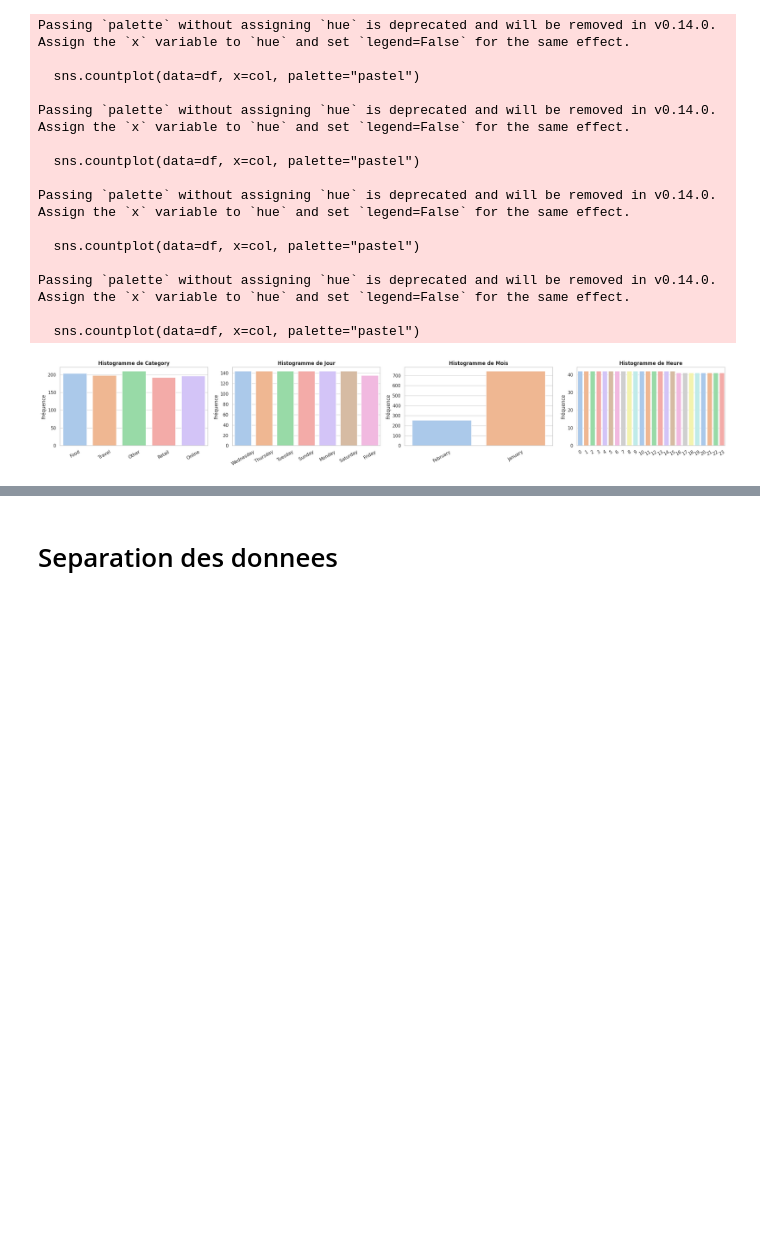
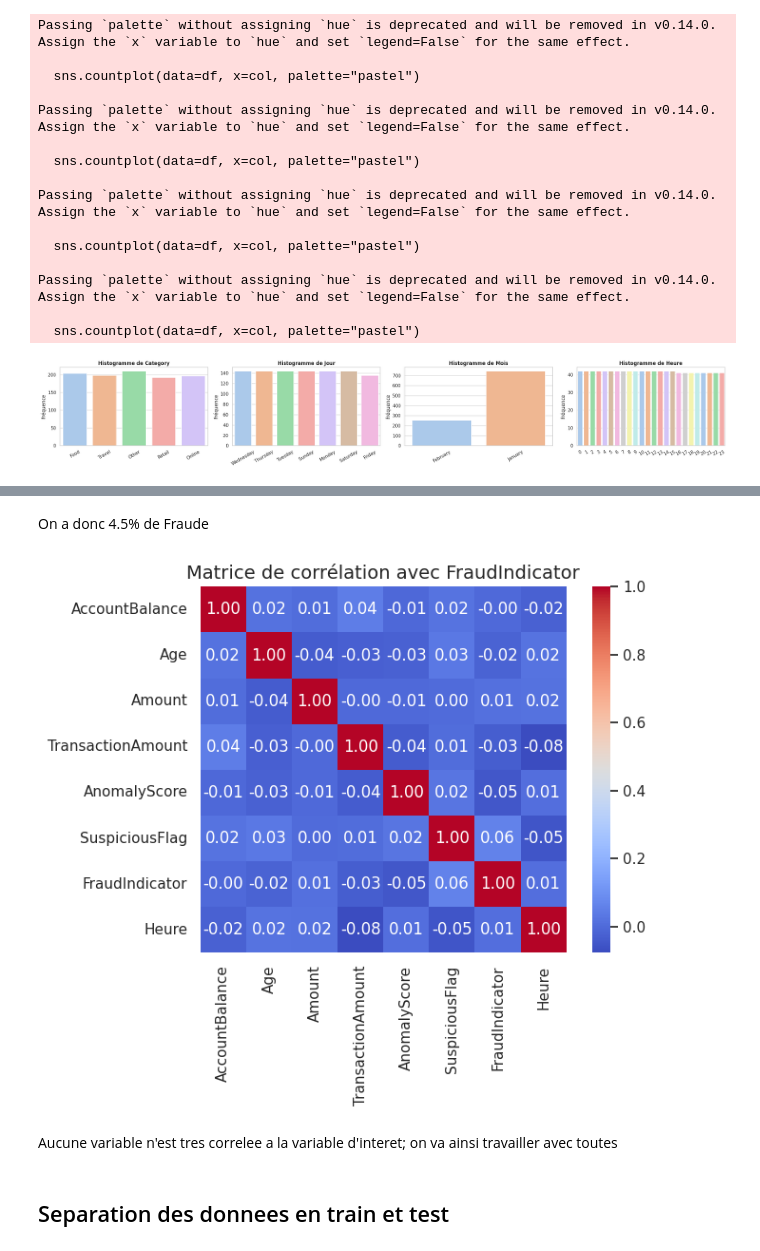
Before and after one commit to LarrySANDJO/PROJET_STATAPP, a Jupyter notebook: Notebooks/Data_Larry.ipynb, the cells around one changed output, grey strips where cells are left out. Saved outputs shown, nothing was run; the diff lists cells and outputs as text; code cells hidden in the pictures; blank space fills up the shorter version.

```diff
--- a/Notebooks/Data_Larry.ipynb
+++ b/Notebooks/Data_Larry.ipynb
@@ -171,3 +198,9 @@ Passing `palette` without assigning `hue` is deprecated and will be removed in v
 
   sns.countplot(data=df, x=col, palette="pastel")
 [figure]
+# %%
+df['match'] = df['SuspiciousFlag'] == df['FraudIndicator']
+
+# Pourcentage de concordance
+concordance = df['match'].mean() * 100
+print(f"Taux de concordance : {concordance:.2f}%")
@@ -174,3 +226,18 @@ Passing `palette` without assigning `hue` is deprecated and will be removed in v
+# %% [markdown]
+On a donc 4.5% de Fraude
+# %%
+numeric_cols = df.select_dtypes(include=[np.number]).columns.tolist()
+
+corr_matrix = df[numeric_cols].corr()
+
+plt.figure(figsize=(7, 5))
+sns.heatmap(corr_matrix, annot=True, cmap='coolwarm', fmt=".2f", square=True)
+plt.title("Matrice de corrélation avec FraudIndicator", fontsize=14)
+plt.show()
+# %% [output]
+[figure, added]
+# %% [markdown]
+Aucune variable n'est tres correlee a la variable d'interet; on va ainsi travailler avec toutes
 # %% [markdown]
-# Separation des donnees
+## Separation des donnees en train et test
 # %%
```
Also changed, not shown: parts of 28 cells of this notebook, 4 other files.
